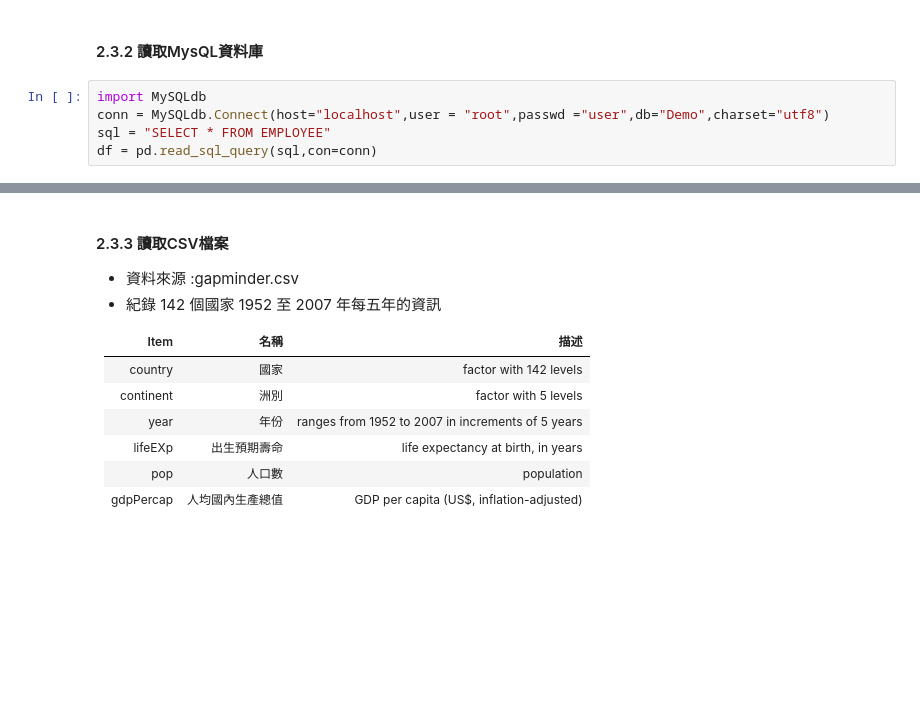
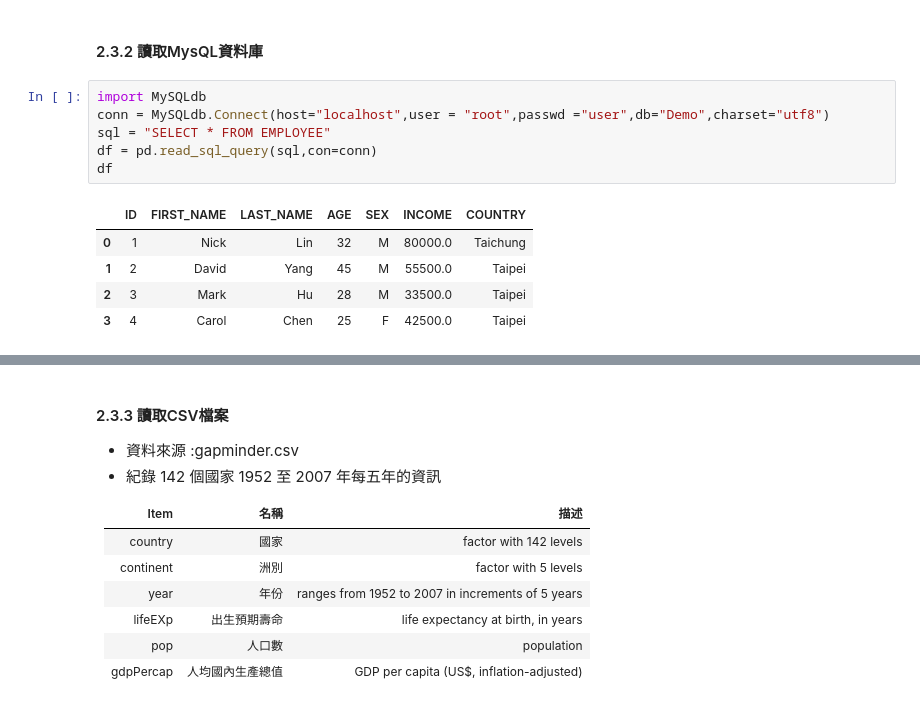
Before and after one commit to cylin1123/python123, a Jupyter notebook: DataAnalysis.ipynb, the cells around one changed output, grey strips where cells are left out. Drawn from its saved outputs; the diff is of its cells as text; blank space fills up the shorter version.

```diff
--- a/DataAnalysis.ipynb
+++ b/DataAnalysis.ipynb
@@ -579,8 +691,15 @@ frame
 # %%
 import MySQLdb
 conn = MySQLdb.Connect(host="localhost",user = "root",passwd ="user",db="Demo",charset="utf8")
 sql = "SELECT * FROM EMPLOYEE"
 df = pd.read_sql_query(sql,con=conn)
+df
+# %% [output]
+|  | ID | FIRST_NAME | LAST_NAME | AGE | SEX | INCOME | COUNTRY |
+| 0 | 1 | Nick | Lin | 32 | M | 80000.0 | Taichung |
+| 1 | 2 | David | Yang | 45 | M | 55500.0 | Taipei |
+| 2 | 3 | Mark | Hu | 28 | M | 33500.0 | Taipei |
+| 3 | 4 | Carol | Chen | 25 | F | 42500.0 | Taipei |
 # %%
 df['FIRST_NAME']
 #df.loc[2]
```
Also changed, not shown: parts of 26 cells of this notebook, 3 other files.
